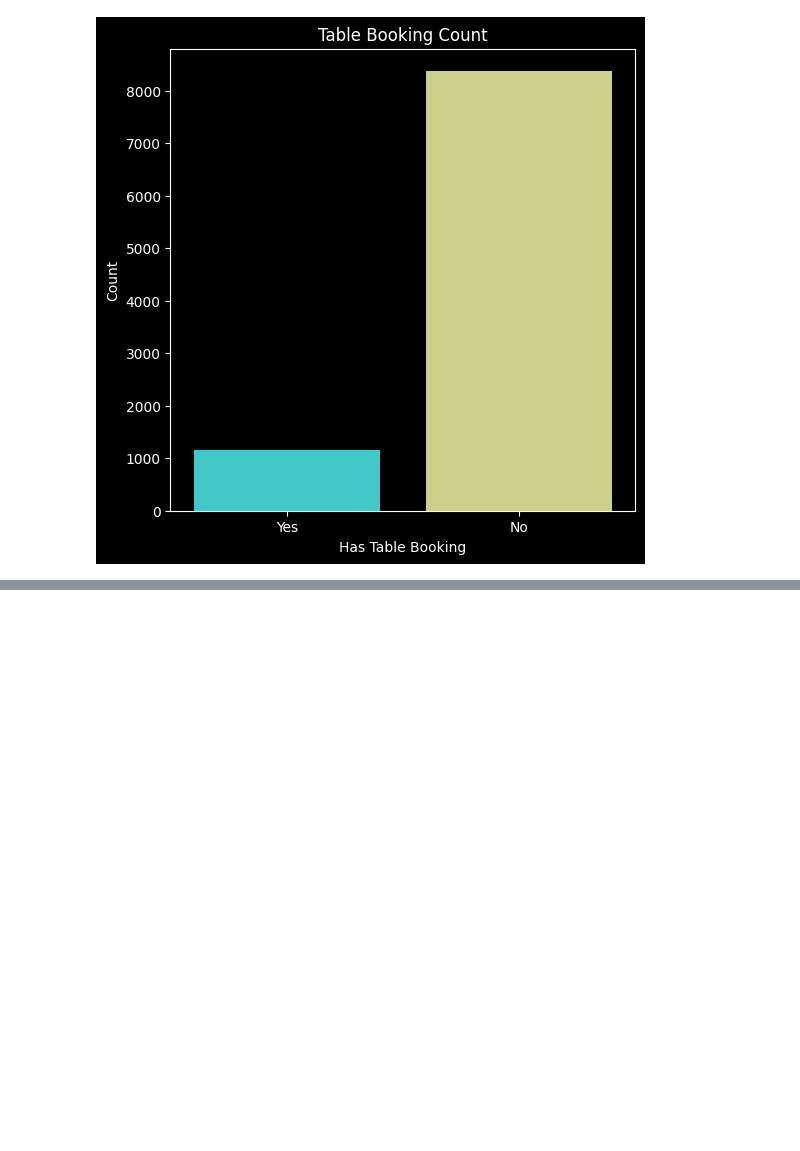
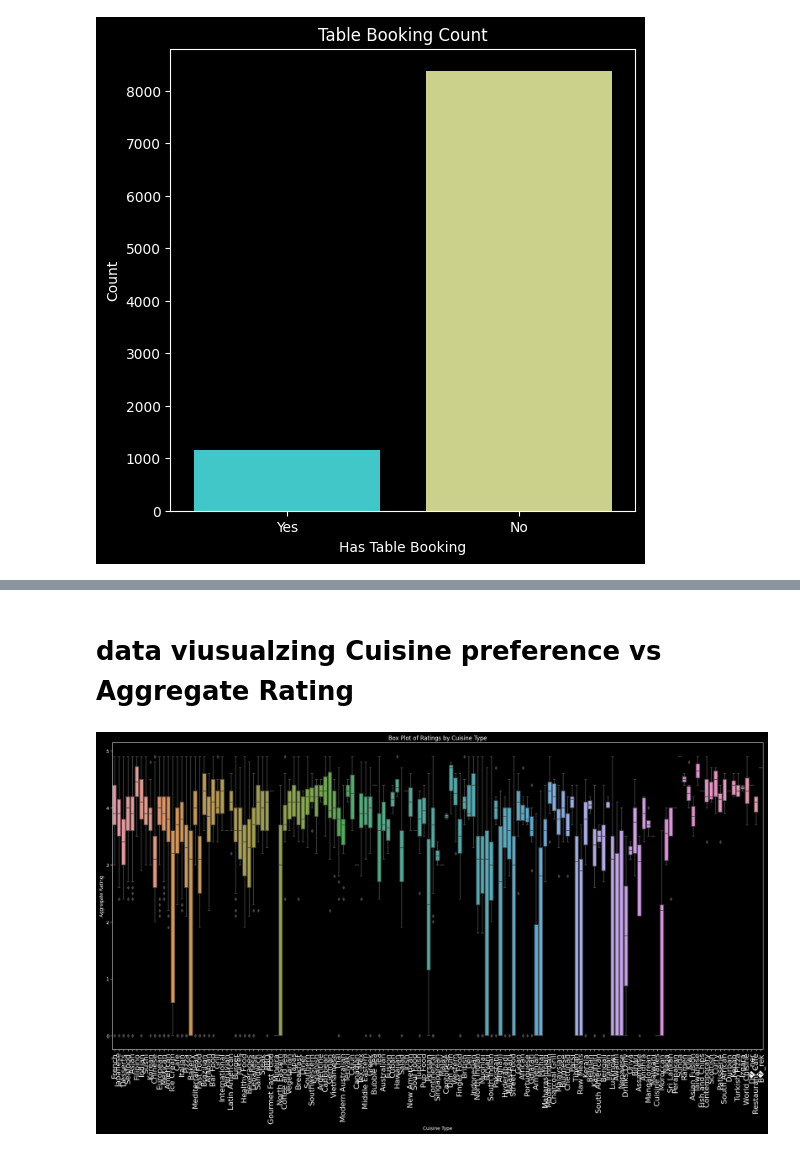
Before and after one commit to Saicharanraju0099/Cognifyzinternship, a Jupyter notebook: cognifyzproject.ipynb, the cells around one changed output, grey strips where cells are left out. Saved outputs shown, nothing was run; the diff lists cells and outputs as text; code cells hidden in the pictures; blank space fills up the shorter version.

```diff
--- a/cognifyzproject.ipynb
+++ b/cognifyzproject.ipynb
@@ -433,0 +504,18 @@ plt.show()
+# %% [markdown]
+# **data viusualzing Cuisine preference vs Aggregate Rating**
+# %%
+file_path = '../input/dataset/dataset.csv'
+data = pd.read_csv(file_path)
+# %%
+data['Cuisines'] = data['Cuisines'].str.split(', ')
+data = data.explode('Cuisines')
+plt.figure(figsize=(20, 12))
+ax = sns.boxplot(x='Cuisines', y='Aggregate rating', data=data)
+ax.set_xticklabels(ax.get_xticklabels(), rotation=90, ha='center', fontsize=16)
+plt.title('Box Plot of Ratings by Cuisine Type')
+plt.xlabel('Cuisine Type')
+plt.ylabel('Aggregate Rating')
+plt.tight_layout()
+plt.show()
+# %% [output]
+[figure, added]
```
Also changed, not shown: parts of 9 cells of this notebook.
